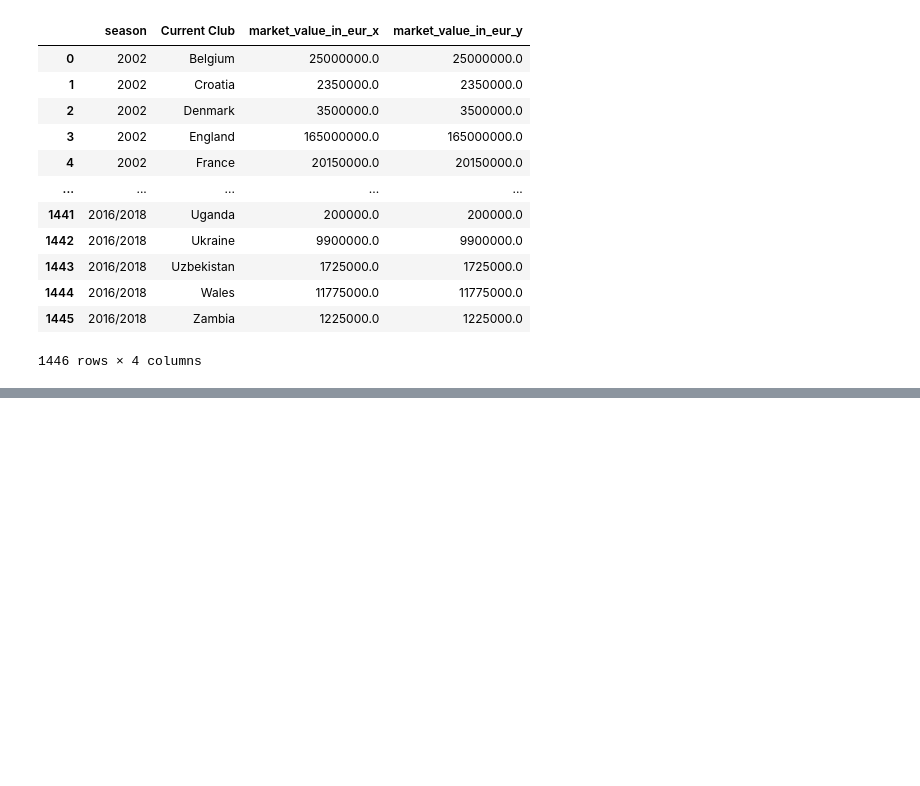
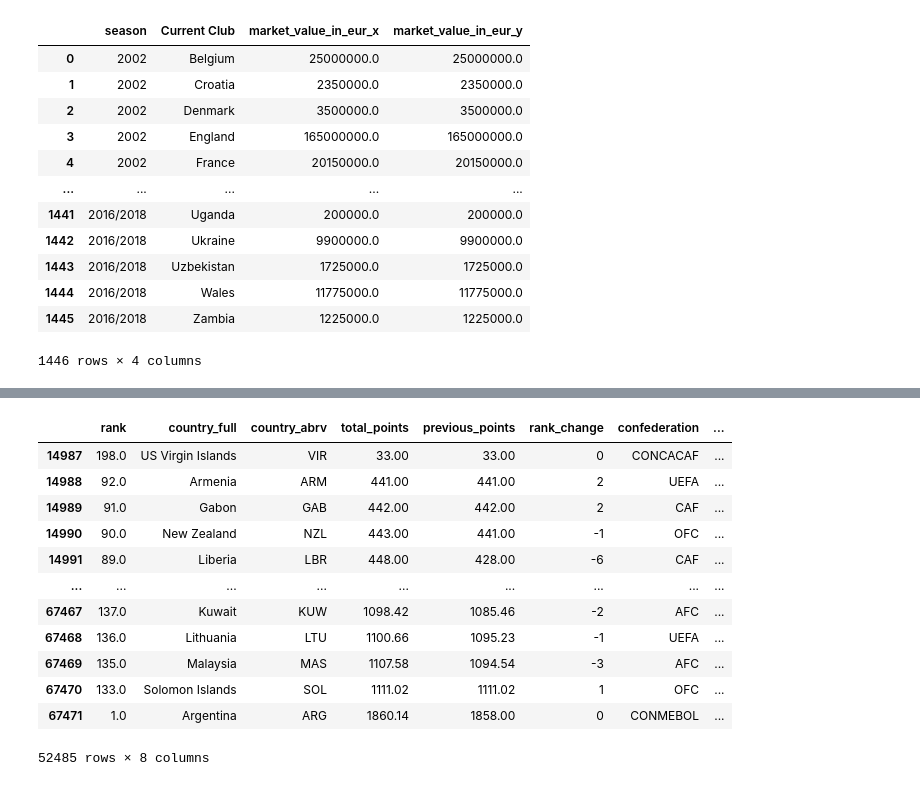
Before and after one commit to yacinemebarki/world_cup_2026_live_prediction, a Jupyter notebook: model_dataExploration/model.ipynb, the cells around one changed output, grey strips where cells are left out. Cells and saved outputs as stored; diff of their text form; code cells hidden in the pictures; blank space fills up the shorter version.

```diff
--- a/model_dataExploration/model.ipynb
+++ b/model_dataExploration/model.ipynb
@@ -641,0 +790,21 @@ memory usage: 45.3+ KB
+# %%
+rank["rank_date"]=pd.to_datetime(rank["rank_date"],errors="coerce")
+rank["rank_date"]=rank["rank_date"].dt.year
+rank["rank_date"]=pd.to_numeric(rank["rank_date"],errors="coerce")
+rank=rank.rename(columns={"rank_date":"season"})
+rank=rank[rank["season"]>=2001]
+rank
+# %% [output]
+|  | rank | country_full | country_abrv | total_points | previous_points | rank_change | confederation | ... |
+| 14987 | 198.0 | US Virgin Islands | VIR | 33.00 | 33.00 | 0 | CONCACAF | ... |
+| 14988 | 92.0 | Armenia | ARM | 441.00 | 441.00 | 2 | UEFA | ... |
+| 14989 | 91.0 | Gabon | GAB | 442.00 | 442.00 | 2 | CAF | ... |
+| 14990 | 90.0 | New Zealand | NZL | 443.00 | 441.00 | -1 | OFC | ... |
+| 14991 | 89.0 | Liberia | LBR | 448.00 | 428.00 | -6 | CAF | ... |
+| ... | ... | ... | ... | ... | ... | ... | ... | ... |
+| 67467 | 137.0 | Kuwait | KUW | 1098.42 | 1085.46 | -2 | AFC | ... |
+| 67468 | 136.0 | Lithuania | LTU | 1100.66 | 1095.23 | -1 | UEFA | ... |
+| 67469 | 135.0 | Malaysia | MAS | 1107.58 | 1094.54 | -3 | AFC | ... |
+| 67470 | 133.0 | Solomon Islands | SOL | 1111.02 | 1111.02 | 1 | OFC | ... |
+| 67471 | 1.0 | Argentina | ARG | 1860.14 | 1858.00 | 0 | CONMEBOL | ... |
+52485 rows × 8 columns
```
Also changed, not shown: parts of 11 cells of this notebook, 1 other file.
